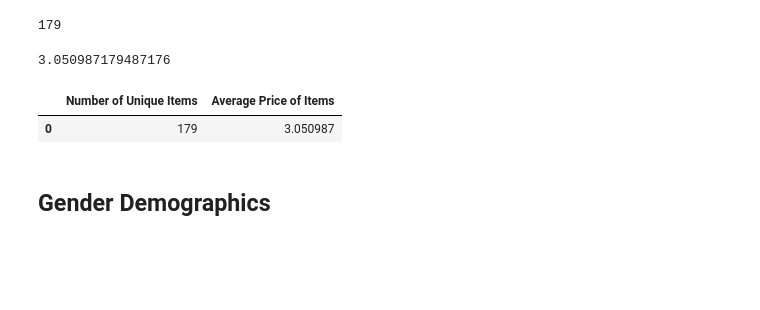
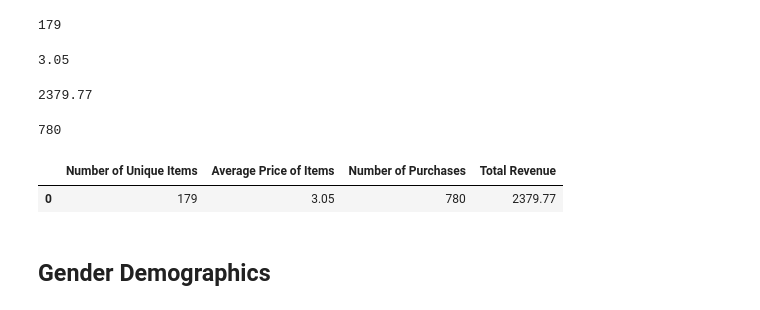
Before and after one commit to ktruong14/pandas_challenge, a Jupyter notebook: HeroesOfPymoli/HeroesOfPymoli_starter.ipynb, the cells around one changed output. Drawn from its saved outputs; the diff is of its cells as text; code cells hidden in the pictures; blank space fills up the shorter version.

```diff
--- a/HeroesOfPymoli/HeroesOfPymoli_starter.ipynb
+++ b/HeroesOfPymoli/HeroesOfPymoli_starter.ipynb
@@ -61,17 +61,29 @@ unique_item_count
 179
 # %%
 # Calculating average price
-avg_price = purchase_data["Price"].mean()
+avg_price = round(purchase_data["Price"].mean(),2)
 avg_price
 # %% [output]
-3.050987179487176
+3.05
+# %%
+total_revenue = purchase_data["Price"].sum()
+total_revenue
+# %% [output]
+2379.77
+# %%
+number_of_purchases = len(purchase_data["Price"])
+number_of_purchases
+# %% [output]
+780
 # %%
 purchase_analysis_df = pd.DataFrame({"Number of Unique Items": [unique_item_count],
-                                     "Average Price of Items": [avg_price]})
+                                     "Average Price of Items": [avg_price],
+                                     "Number of Purchases":[number_of_purchases],
+                                     "Total Revenue":[total_revenue]})
 purchase_analysis_df
 # %% [output]
-|  | Number of Unique Items | Average Price of Items |
-| 0 | 179 | 3.050987 |
+|  | Number of Unique Items | Average Price of Items | Number of Purchases | Total Revenue |
+| 0 | 179 | 3.05 | 780 | 2379.77 |
 # %% [markdown]
 ## Gender Demographics
 # %% [markdown]
```
Also changed, not shown: parts of 13 cells of this notebook.
